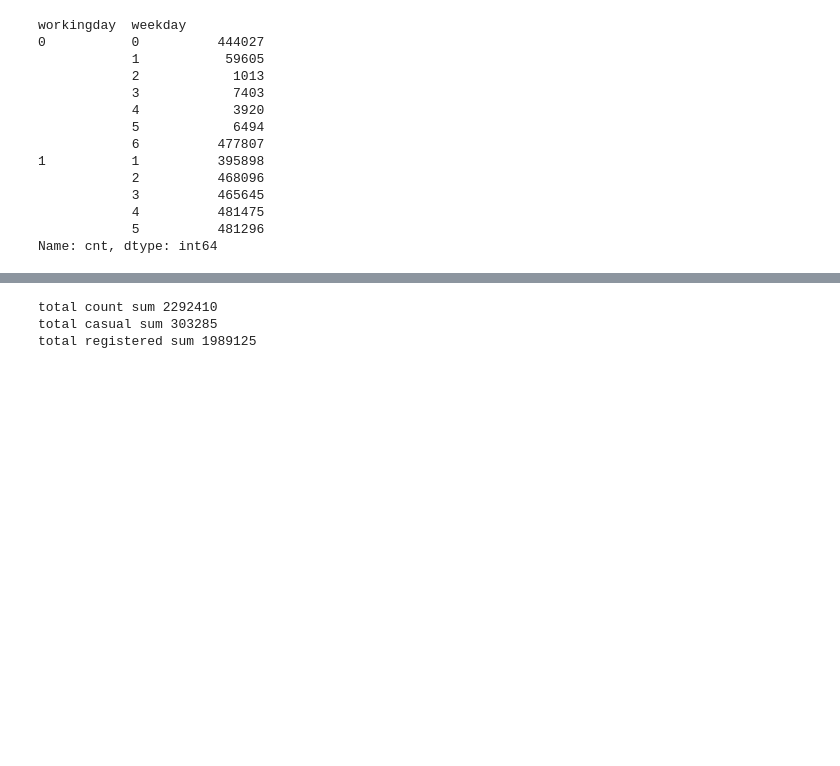
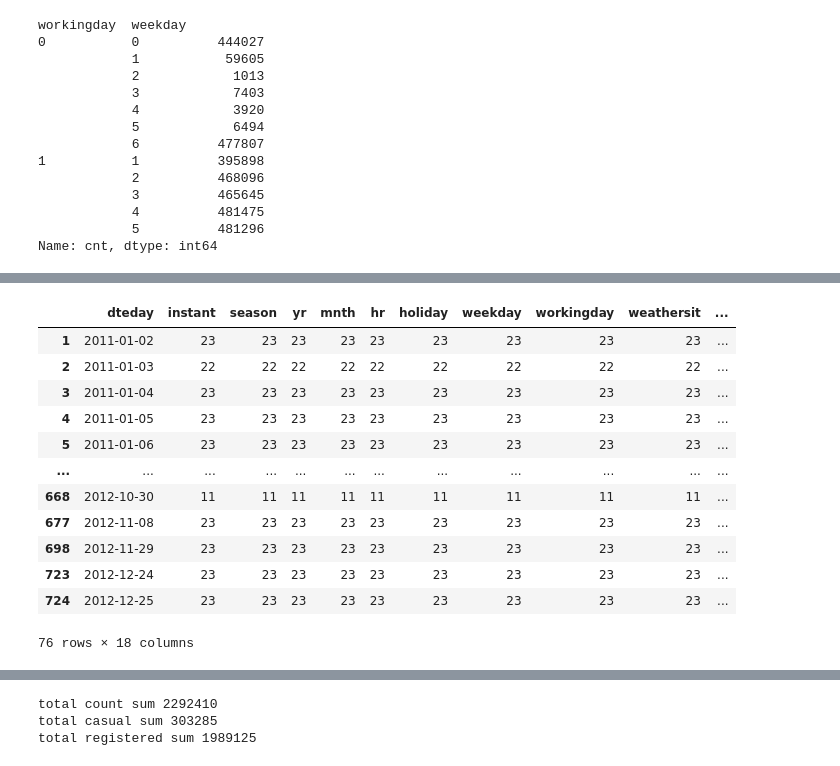
Before and after one commit to vrpperez7/Mod-4-Project, a Jupyter notebook: notebooks/Untitled-1.ipynb, the cells around one changed output, grey strips where cells are left out. Cells and saved outputs as stored; diff of their text form; code cells hidden in the pictures; blank space fills up the shorter version.

```diff
--- a/notebooks/Untitled-1.ipynb
+++ b/notebooks/Untitled-1.ipynb
@@ -217 +268,24 @@ density = px.histogram(workingdensity,'not_norm_windspeeds','cnt',title='Count o
 density.update_layout(xaxis_title='Average Windspeed During Day',yaxis_title='Average Count of Riders',font=dict(size=12))
+# %%
+len(workingdensity)
+df['dteday'].value_counts(ascending=True)
+
+check = df.groupby('dteday').count().reset_index()
+morecheck = check['instant'] < 24
+check[morecheck]
+
+# after further investigation, most of these dates are hurricanes (irene & sandy) or blizzard affecting bike routes
+# %% [output]
+|  | dteday | instant | season | yr | mnth | hr | holiday | weekday | workingday | weathersit | ... |
+| 1 | 2011-01-02 | 23 | 23 | 23 | 23 | 23 | 23 | 23 | 23 | 23 | ... |
+| 2 | 2011-01-03 | 22 | 22 | 22 | 22 | 22 | 22 | 22 | 22 | 22 | ... |
+| 3 | 2011-01-04 | 23 | 23 | 23 | 23 | 23 | 23 | 23 | 23 | 23 | ... |
+| 4 | 2011-01-05 | 23 | 23 | 23 | 23 | 23 | 23 | 23 | 23 | 23 | ... |
+| 5 | 2011-01-06 | 23 | 23 | 23 | 23 | 23 | 23 | 23 | 23 | 23 | ... |
+| ... | ... | ... | ... | ... | ... | ... | ... | ... | ... | ... | ... |
+| 668 | 2012-10-30 | 11 | 11 | 11 | 11 | 11 | 11 | 11 | 11 | 11 | ... |
+| 677 | 2012-11-08 | 23 | 23 | 23 | 23 | 23 | 23 | 23 | 23 | 23 | ... |
+| 698 | 2012-11-29 | 23 | 23 | 23 | 23 | 23 | 23 | 23 | 23 | 23 | ... |
+| 723 | 2012-12-24 | 23 | 23 | 23 | 23 | 23 | 23 | 23 | 23 | 23 | ... |
+| 724 | 2012-12-25 | 23 | 23 | 23 | 23 | 23 | 23 | 23 | 23 | 23 | ... |
+76 rows × 18 columns
```
Also changed, not shown: parts of 8 cells of this notebook.
